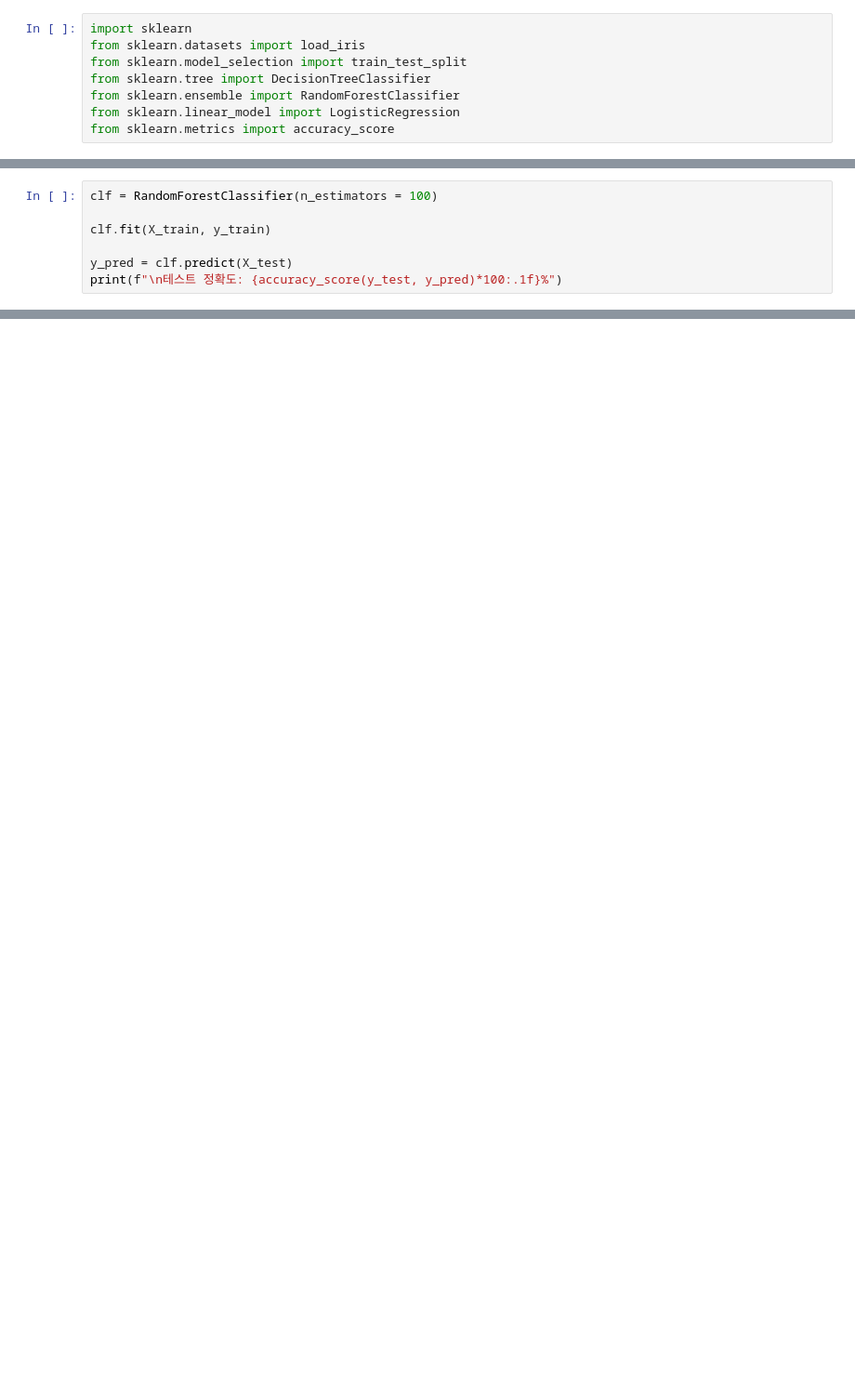
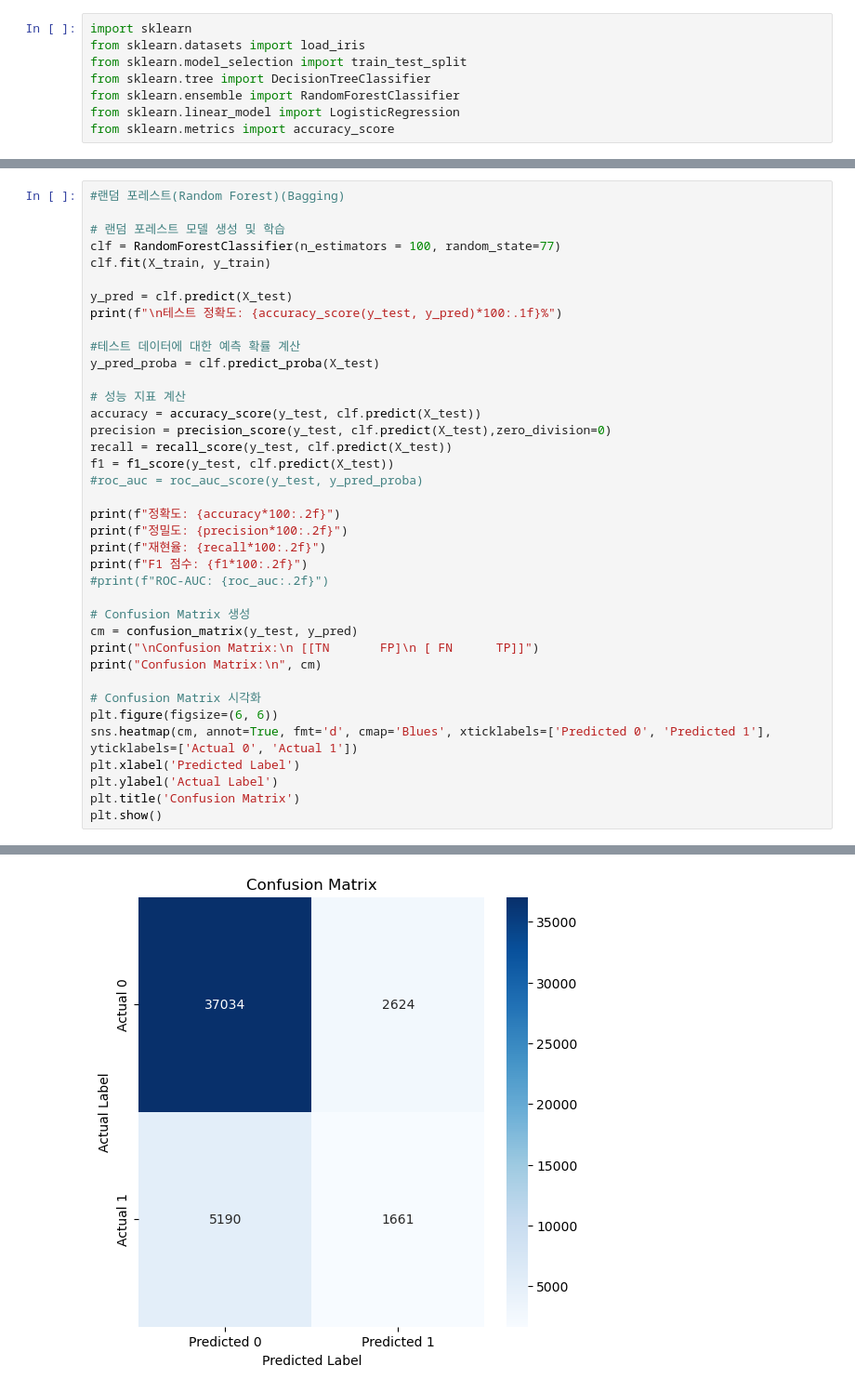
Before and after one commit to dhlee23/DBB-Expert, a Jupyter notebook: db_notes/DBB_final.ipynb, the cells around one changed output, grey strips where cells are left out. Shown: that part at 93% size. Saved outputs shown, nothing was run; the diff lists cells and outputs as text; blank space fills up the shorter version.

```diff
--- a/db_notes/DBB_final.ipynb
+++ b/db_notes/DBB_final.ipynb
@@ -108,9 +317,40 @@ print(f"\n교차검증 평균 정확도: {scores.mean()*100:.1f}%")
 # %%
-clf = RandomForestClassifier(n_estimators = 100)
+#랜덤 포레스트(Random Forest)(Bagging)
 
+# 랜덤 포레스트 모델 생성 및 학습
+clf = RandomForestClassifier(n_estimators = 100, random_state=77)
 clf.fit(X_train, y_train)
 
 y_pred = clf.predict(X_test)
 print(f"\n테스트 정확도: {accuracy_score(y_test, y_pred)*100:.1f}%")
+
+#테스트 데이터에 대한 예측 확률 계산
+y_pred_proba = clf.predict_proba(X_test)
+
+# 성능 지표 계산
+accuracy = accuracy_score(y_test, clf.predict(X_test))
+precision = precision_score(y_test, clf.predict(X_test),zero_division=0)
+recall = recall_score(y_test, clf.predict(X_test))
+f1 = f1_score(y_test, clf.predict(X_test))
+#roc_auc = roc_auc_score(y_test, y_pred_proba)
+
+print(f"정확도: {accuracy*100:.2f}")
+print(f"정밀도: {precision*100:.2f}")
+print(f"재현율: {recall*100:.2f}")
+print(f"F1 점수: {f1*100:.2f}")
+#print(f"ROC-AUC: {roc_auc:.2f}")
+
+# Confusion Matrix 생성
+cm = confusion_matrix(y_test, y_pred)
+print("\nConfusion Matrix:\n [[TN       FP]\n [ FN      TP]]")
+print("Confusion Matrix:\n", cm)
+
+# Confusion Matrix 시각화
+plt.figure(figsize=(6, 6))
+sns.heatmap(cm, annot=True, fmt='d', cmap='Blues', xticklabels=['Predicted 0', 'Predicted 1'], yticklabels=['Actual 0', 'Actual 1'])
+plt.xlabel('Predicted Label')
+plt.ylabel('Actual Label')
+plt.title('Confusion Matrix')
+plt.show()
 # %% [output]
 테스트 정확도: 83.2%
@@ -116,0 +368 @@ print(f"\n테스트 정확도: {accuracy_score(y_test, y_pred)*100:.1f}%")
+[figure, added]
```
Also changed, not shown: parts of 22 cells of this notebook.
